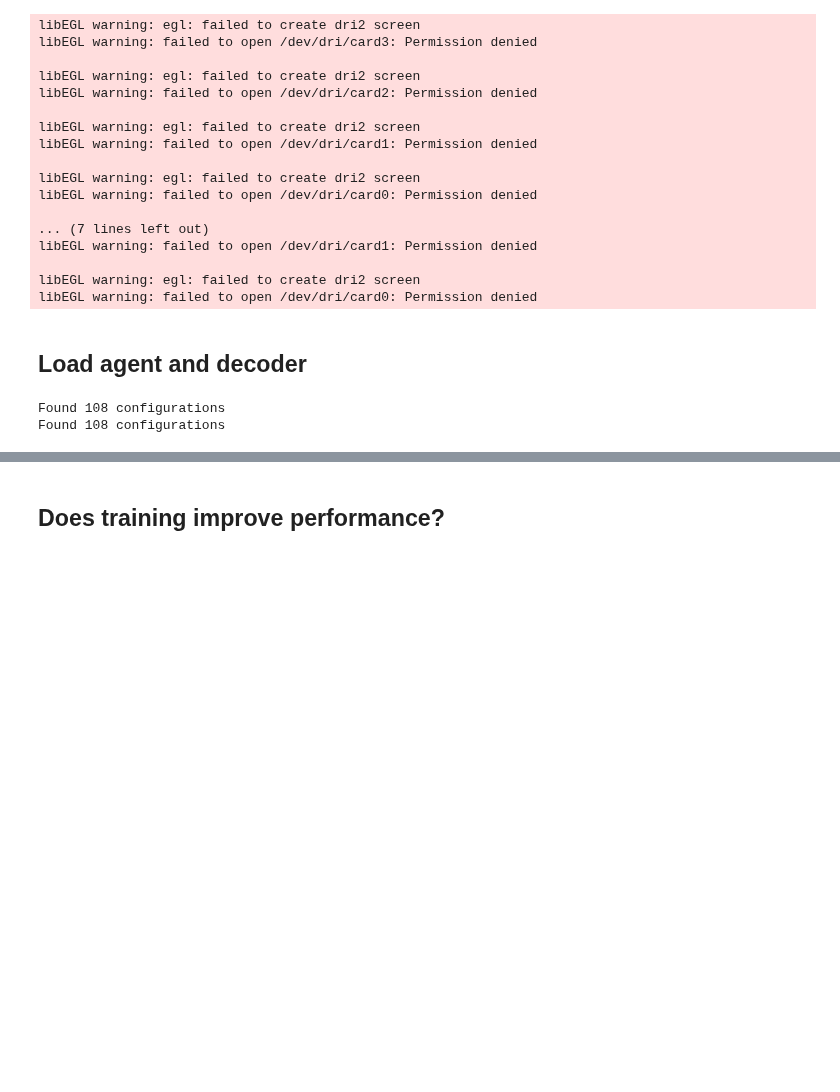
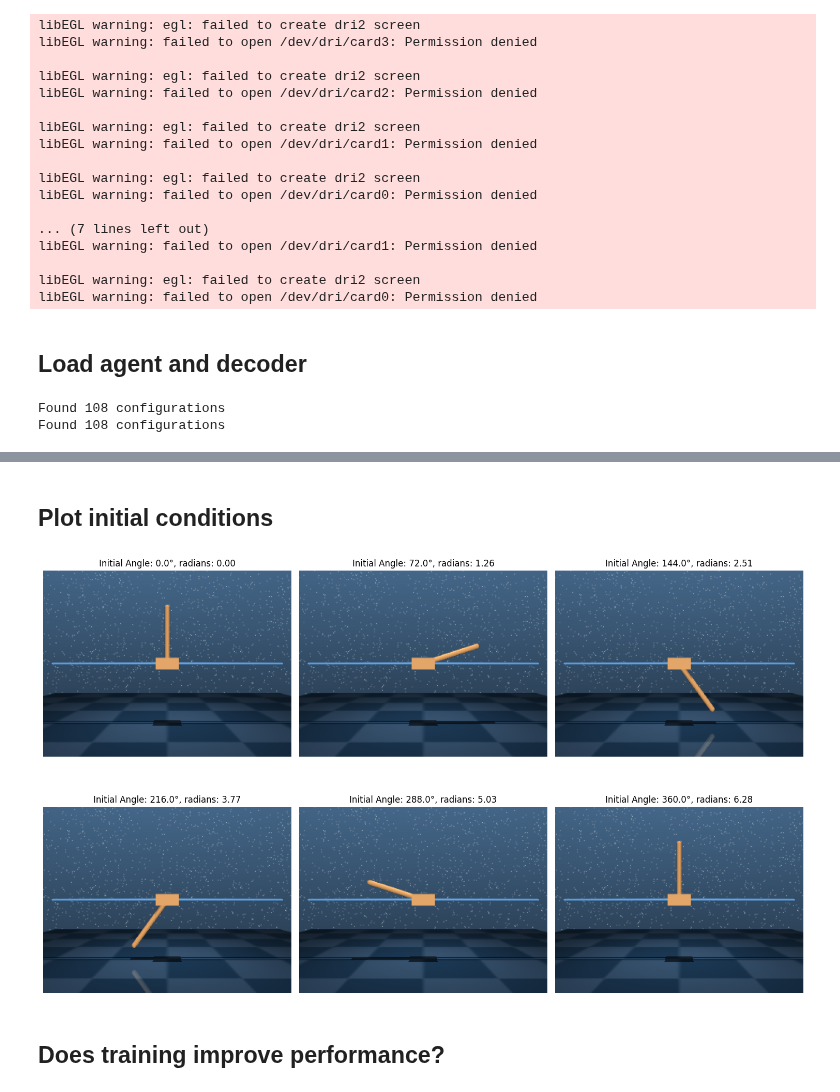
Before and after one commit to dynamical-inference/tdmpc2, a Jupyter notebook: analysis/26-01-04-analysis-cartpole-training.ipynb, the cells around one changed output, grey strips where cells are left out. Saved outputs shown, nothing was run; the diff lists cells and outputs as text; code cells hidden in the pictures; blank space fills up the shorter version.

```diff
--- a/analysis/26-01-04-analysis-cartpole-training.ipynb
+++ b/analysis/26-01-04-analysis-cartpole-training.ipynb
@@ -124,0 +203,2 @@ df['ckpt_int'] = df['checkpoint'].apply(
+# %% [markdown]
+## Plot initial conditions
@@ -125,3 +208,32 @@ df['ckpt_int'] = df['checkpoint'].apply(
+# %%
+env = suite.load("cartpole", "swingup")
+initial_angles = np.array([0., 72., 144., 216., 288., 360.])
+results_frames = {}
+for initial_angle in initial_angles:
+
+    initial_angle_radians = np.radians(initial_angle)
+    initial_state = np.array([0., initial_angle_radians, 0., 0.])
+    frame = reconstruct_frame(initial_state, env)
+    results_frames[initial_angle] = frame
+# %%
+# Plot the frames for each initial angle
+fig, axes = plt.subplots(2, 3, figsize=(15, 10))
+axes = axes.flatten()
+
+for idx, (angle, frame) in enumerate(sorted(results_frames.items())):
+    axes[idx].imshow(frame)
+    axes[idx].set_title(
+        f'Initial Angle: {angle}°, radians: {np.radians(angle):.2f}',
+        fontsize=12)
+    axes[idx].axis('off')
+
+# Hide the last subplot since we only have 5 angles
+axes[-1].axis('off')
+
+plt.tight_layout()
+plt.show()
+# %% [output]
+[figure, added]
 # %% [markdown]
 ## Does training improve performance?
 # %%
```
Also changed, not shown: parts of 23 cells of this notebook.
